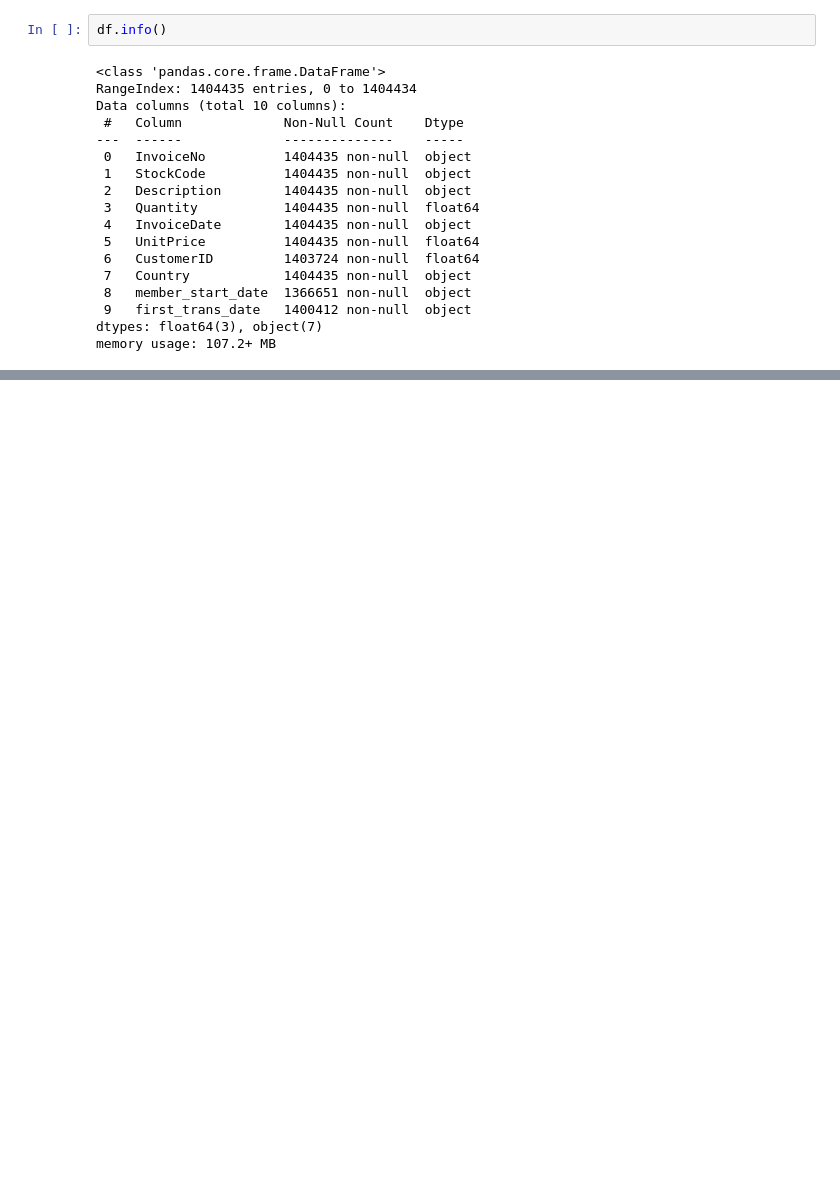
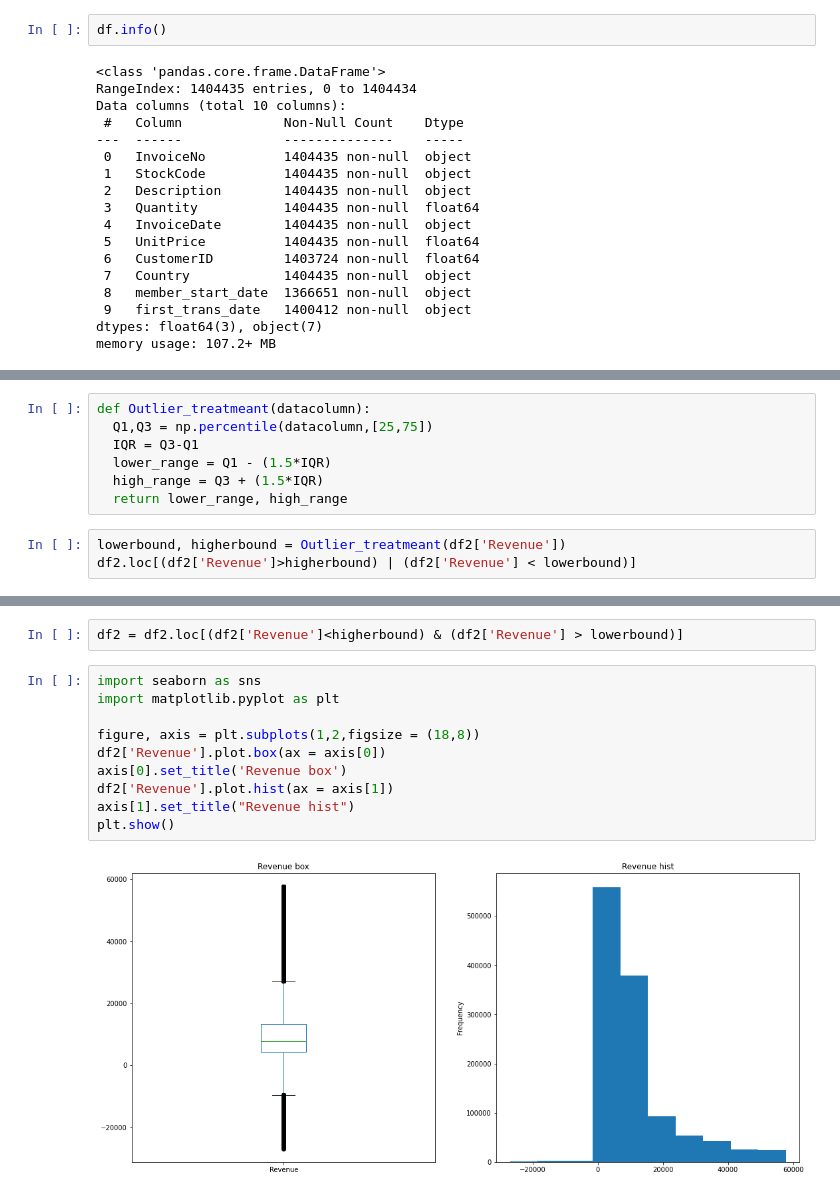
Before and after one commit to corrine1106/Project_EDA, a Jupyter notebook: EDA.ipynb, the cells around one changed output, grey strips where cells are left out. Saved outputs shown, nothing was run; the diff lists cells and outputs as text; blank space fills up the shorter version.

```diff
--- a/EDA.ipynb
+++ b/EDA.ipynb
@@ -75,0 +244,10 @@ Name: 1000, dtype: object
+# %%
+def Outlier_treatmeant(datacolumn):
+  Q1,Q3 = np.percentile(datacolumn,[25,75])
+  IQR = Q3-Q1
+  lower_range = Q1 - (1.5*IQR)
+  high_range = Q3 + (1.5*IQR)
+  return lower_range, high_range
+# %%
+lowerbound, higherbound = Outlier_treatmeant(df2['Revenue'])
+df2.loc[(df2['Revenue']>higherbound) | (df2['Revenue'] < lowerbound)]
@@ -75,0 +268,14 @@ Name: 1000, dtype: object
+# %%
+df2 = df2.loc[(df2['Revenue']<higherbound) & (df2['Revenue'] > lowerbound)]
+# %%
+import seaborn as sns
+import matplotlib.pyplot as plt
+
+figure, axis = plt.subplots(1,2,figsize = (18,8))
+df2['Revenue'].plot.box(ax = axis[0])
+axis[0].set_title('Revenue box')
+df2['Revenue'].plot.hist(ax = axis[1])
+axis[1].set_title("Revenue hist")
+plt.show()
+# %% [output]
+[figure, added]
```
Also changed, not shown: parts of 69 cells of this notebook.
